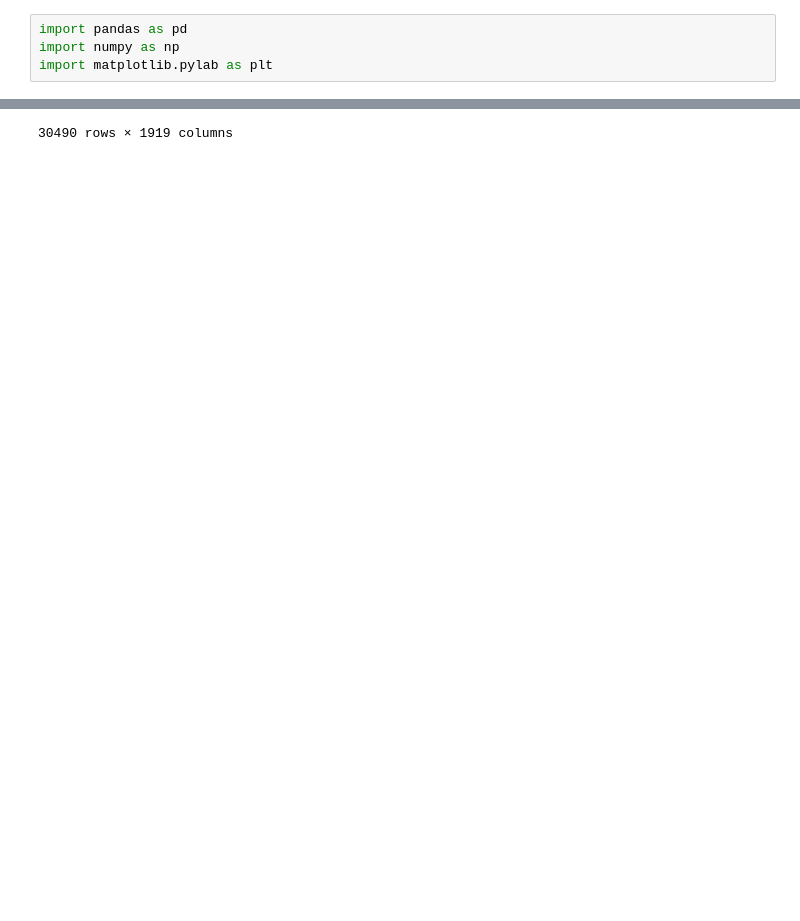
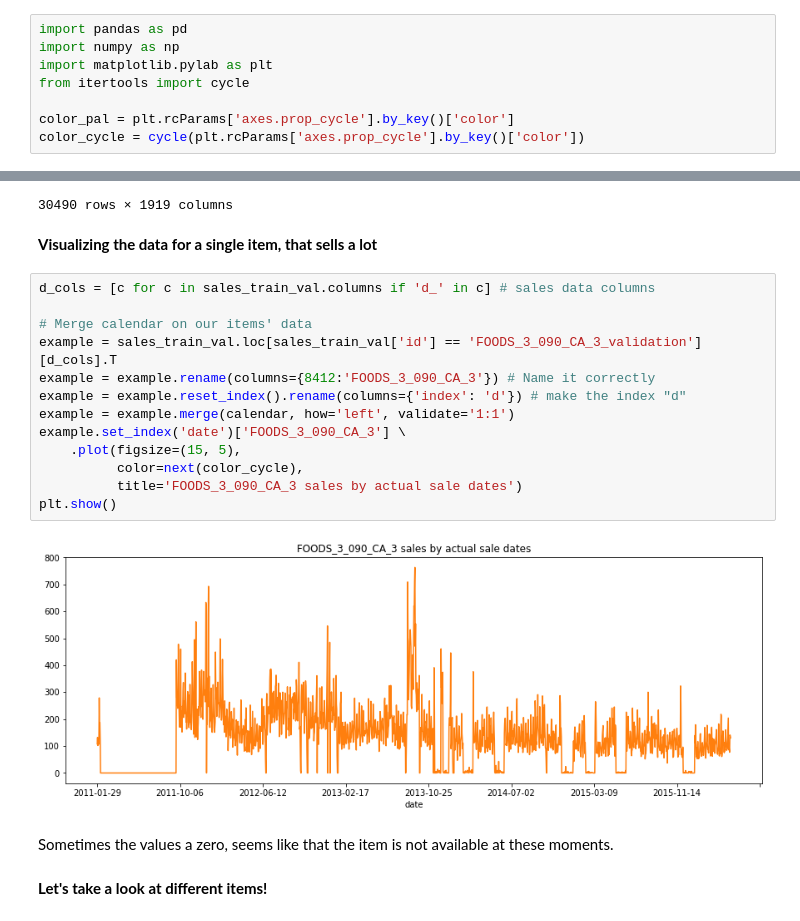
Before and after one commit to wzrd/m5-forecasting-competition, a Jupyter notebook: EDA.ipynb, the cells around one changed output, grey strips where cells are left out. Drawn from its saved outputs; the diff is of its cells as text; blank space fills up the shorter version.

Commit message:
added some plots to the EDA

```diff
--- a/EDA.ipynb
+++ b/EDA.ipynb
@@ -20,6 +20,10 @@ We are given historic sales data in the sales_train_validation dataset.
 import pandas as pd
 import numpy as np
 import matplotlib.pylab as plt
+from itertools import cycle
+
+color_pal = plt.rcParams['axes.prop_cycle'].by_key()['color']
+color_cycle = cycle(plt.rcParams['axes.prop_cycle'].by_key()['color'])
 # %%
 DATA_DIR = "data"
 calendar = pd.read_csv(f'{DATA_DIR}/calendar.csv')
@@ -92,3 +96,24 @@ sales_train_val
 | 30488 | FOODS_3_826_WI_3_validation | FOODS_3_826 | FOODS_3 | FOODS | WI_3 | WI | 0 | 0 | 0 | 0 | ... | ... |
 | 30489 | FOODS_3_827_WI_3_validation | FOODS_3_827 | FOODS_3 | FOODS | WI_3 | WI | 0 | 0 | 0 | 0 | ... | ... |
 30490 rows × 1919 columns
+# %% [markdown]
+ **Visualizing the data for a single item, that sells a lot**
+# %%
+d_cols = [c for c in sales_train_val.columns if 'd_' in c] # sales data columns
+
+# Merge calendar on our items' data
+example = sales_train_val.loc[sales_train_val['id'] == 'FOODS_3_090_CA_3_validation'][d_cols].T
+example = example.rename(columns={8412:'FOODS_3_090_CA_3'}) # Name it correctly
+example = example.reset_index().rename(columns={'index': 'd'}) # make the index "d"
+example = example.merge(calendar, how='left', validate='1:1')
+example.set_index('date')['FOODS_3_090_CA_3'] \
+    .plot(figsize=(15, 5),
+          color=next(color_cycle),
+          title='FOODS_3_090_CA_3 sales by actual sale dates')
+plt.show()
+# %% [output]
+[figure, added]
+# %% [markdown]
+Sometimes the values a zero, seems like that the item is not available at these moments.
+# %% [markdown]
+**Let's take a look at different items!**
```
Also changed, not shown: parts of 5 cells of this notebook.
